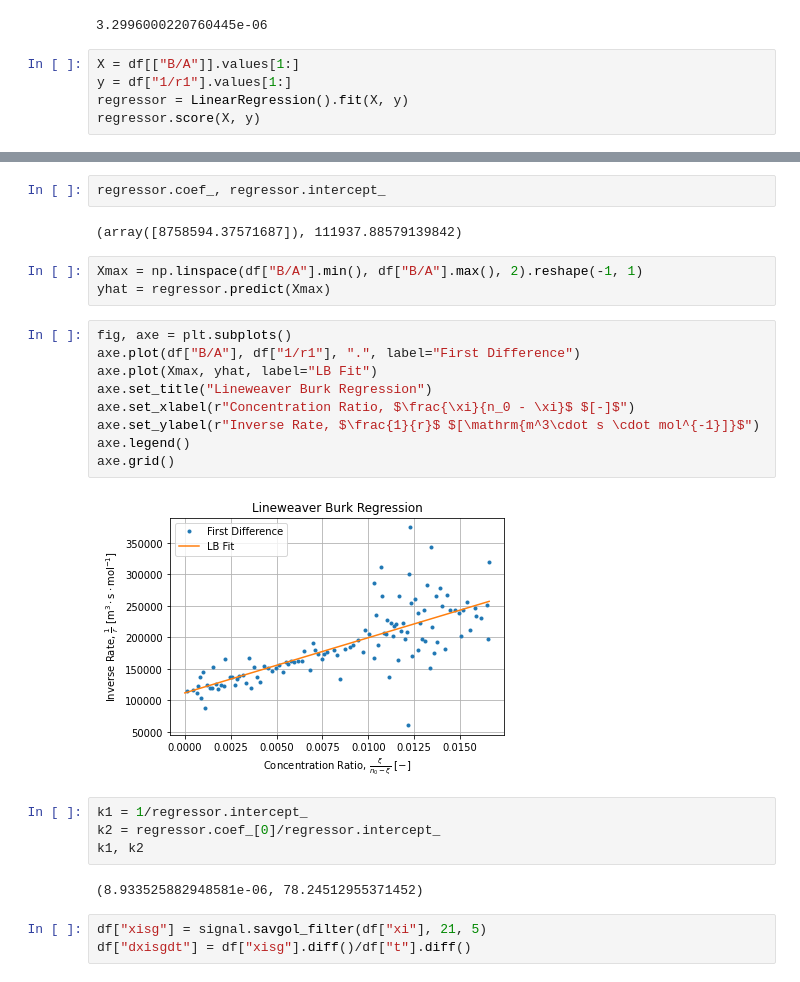
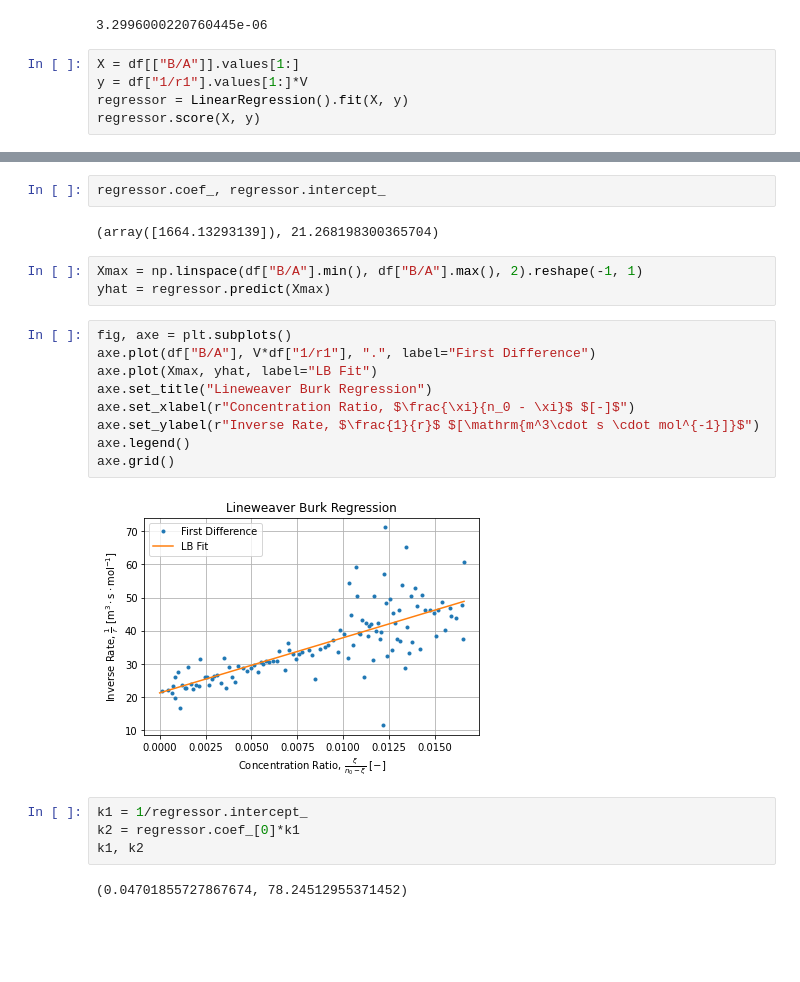
Before and after one commit to jlandercy/cookbook, a Jupyter notebook: python/posts/CatHet.ipynb, the cells around one changed output, grey strips where cells are left out. Cells and saved outputs as stored; diff of their text form; blank space fills up the shorter version.

```diff
--- a/python/posts/CatHet.ipynb
+++ b/python/posts/CatHet.ipynb
@@ -123,7 +123,7 @@ k1*V/m # mol/s
 3.2996000220760445e-06
 # %%
 X = df[["B/A"]].values[1:]
-y = df["1/r1"].values[1:]
+y = df["1/r1"].values[1:]*V
 regressor = LinearRegression().fit(X, y)
 regressor.score(X, y)
 # %% [output]
@@ -131,27 +131,24 @@ regressor.score(X, y)
-# %%
-regressor.coef_, regressor.intercept_
-# %% [output]
-(array([8758594.37571687]), 111937.88579139842)
-# %%
-Xmax = np.linspace(df["B/A"].min(), df["B/A"].max(), 2).reshape(-1, 1)
-yhat = regressor.predict(Xmax)
+# %%
+regressor.coef_, regressor.intercept_
+# %% [output]
+(array([1664.13293139]), 21.268198300365704)
+# %%
+Xmax = np.linspace(df["B/A"].min(), df["B/A"].max(), 2).reshape(-1, 1)
+yhat = regressor.predict(Xmax)
 # %%
 fig, axe = plt.subplots()
-axe.plot(df["B/A"], df["1/r1"], ".", label="First Difference")
+axe.plot(df["B/A"], V*df["1/r1"], ".", label="First Difference")
 axe.plot(Xmax, yhat, label="LB Fit")
 axe.set_title("Lineweaver Burk Regression")
 axe.set_xlabel(r"Concentration Ratio, $\frac{\xi}{n_0 - \xi}$ $[-]$")
 axe.set_ylabel(r"Inverse Rate, $\frac{1}{r}$ $[\mathrm{m^3\cdot s \cdot mol^{-1}]}$")
 axe.legend()
 axe.grid()
 # %% [output]
-[figure, old version]
+[figure, new version]
 # %%
 k1 = 1/regressor.intercept_
-k2 = regressor.coef_[0]/regressor.intercept_
+k2 = regressor.coef_[0]*k1
 k1, k2
 # %% [output]
-(8.933525882948581e-06, 78.24512955371452)
+(0.04701855727867674, 78.24512955371452)
-# %%
-df["xisg"] = signal.savgol_filter(df["xi"], 21, 5)
-df["dxisgdt"] = df["xisg"].diff()/df["t"].diff()
```
Also changed, not shown: parts of 19 cells of this notebook.
